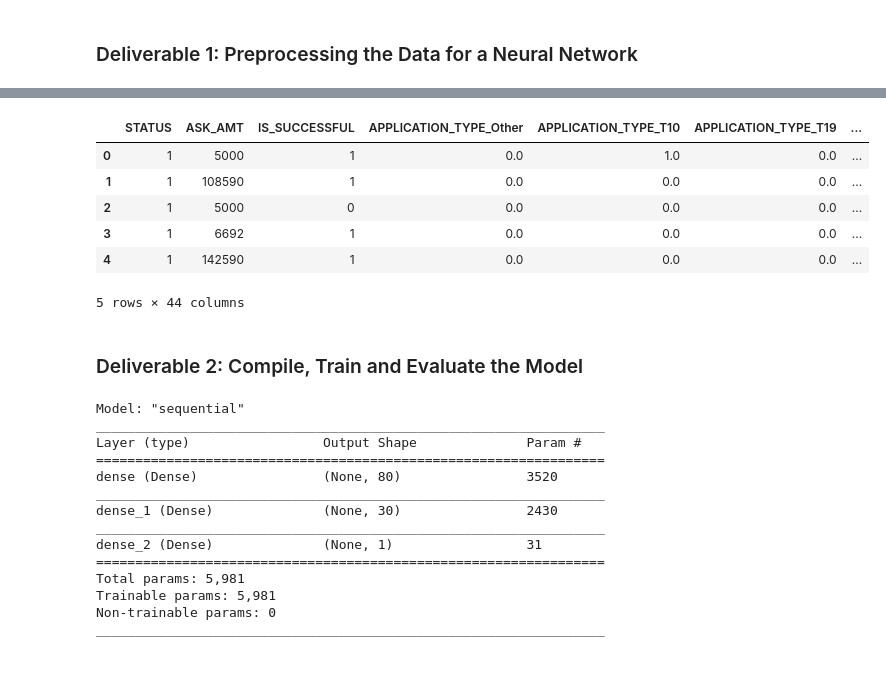
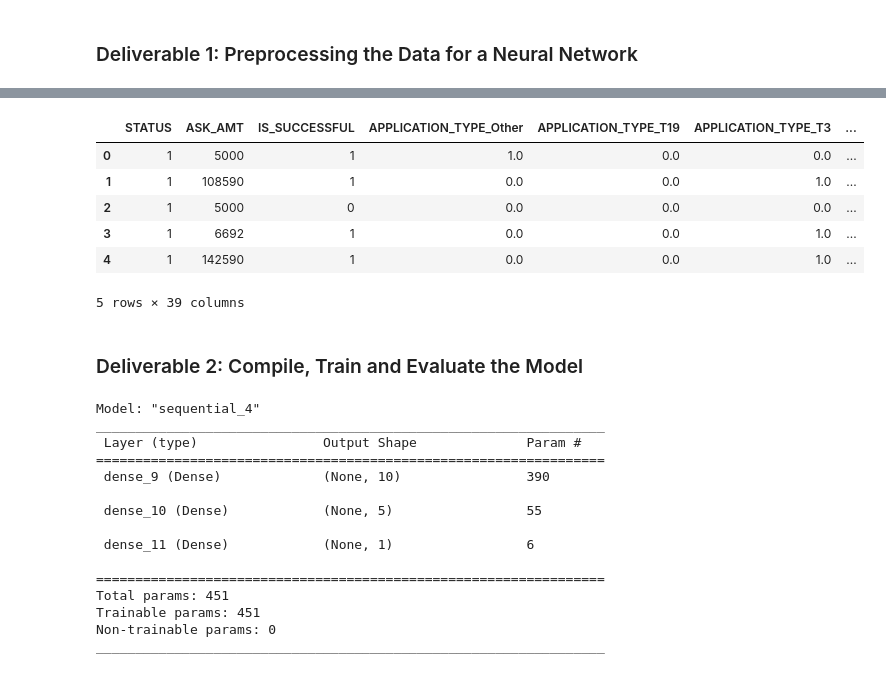
Before and after one commit to JosefMoore/Neural_Network_Charity_Analysis, a Jupyter notebook: AlphabetSoupCharity.ipynb, the cells around one changed output, grey strips where cells are left out. Saved outputs shown, nothing was run; the diff lists cells and outputs as text; code cells hidden in the pictures.

```diff
--- a/AlphabetSoupCharity.ipynb
+++ b/AlphabetSoupCharity.ipynb
@@ -89,7 +84,8 @@ Other      276
 Name: APPLICATION_TYPE, dtype: int64
 # %%
 # Look at CLASSIFICATION value counts for binning
-#  YOUR CODE GOES HERE
+classification_count = application_df.CLASSIFICATION.value_counts()
+classification_count
 # %% [output]
 C1000    17326
 C2000     6074
@@ -112,10 +112,10 @@ Name: CLASSIFICATION, Length: 71, dtype: int64
 # %%
 # Determine which values to replace if counts are less than ..?
-#  YOUR CODE GOES HERE
+replace_classifications = list(classification_count[classification_count < 2500].index)
 
 # Replace in dataframe
-for cls in replace_class:
-    application_df.CLASSIFICATION = application_df.CLASSIFICATION.replace(cls,"Other")
+for j in replace_classifications:
+    application_df.CLASSIFICATION = application_df.CLASSIFICATION.replace(j,"Other")
 
 # Check to make sure binning was successful
 application_df.CLASSIFICATION.value_counts()
@@ -129,15 +127,15 @@ C2100     1883
 Name: CLASSIFICATION, dtype: int64
 # %%
 # Generate our categorical variable lists
-#  YOUR CODE GOES HERE
+app_cat = application_df.dtypes[application_df.dtypes == 'object'].index.tolist()
 # %%
 # Create a OneHotEncoder instance
 enc = OneHotEncoder(sparse=False)
 
 # Fit and transform the OneHotEncoder using the categorical variable list
-#  YOUR CODE GOES HERE
+encode_df = pd.DataFrame(enc.fit_transform(application_df[app_cat]))
 
 # Add the encoded variable names to the dataframe
-encode_df.columns = enc.get_feature_names(application_cat)
+encode_df.columns = enc.get_feature_names_out(app_cat)
 encode_df.head()
 # %% [output]
@@ -151,13 +149,15 @@ encode_df.head()
 # %%
 # Merge one-hot encoded features and drop the originals
-#  YOUR CODE GOES HERE
+application_df = application_df.merge(encode_df, left_index=True, right_index=True)
+application_df = application_df.drop(app_cat,1)
+application_df.head()
 # %% [output]
-|  | STATUS | ASK_AMT | IS_SUCCESSFUL | APPLICATION_TYPE_Other | APPLICATION_TYPE_T10 | APPLICATION_TYPE_T19 | ... |
-| 0 | 1 | 5000 | 1 | 0.0 | 1.0 | 0.0 | ... |
-| 1 | 1 | 108590 | 1 | 0.0 | 0.0 | 0.0 | ... |
+|  | STATUS | ASK_AMT | IS_SUCCESSFUL | APPLICATION_TYPE_Other | APPLICATION_TYPE_T19 | APPLICATION_TYPE_T3 | ... |
+| 0 | 1 | 5000 | 1 | 1.0 | 0.0 | 0.0 | ... |
+| 1 | 1 | 108590 | 1 | 0.0 | 0.0 | 1.0 | ... |
 | 2 | 1 | 5000 | 0 | 0.0 | 0.0 | 0.0 | ... |
-| 3 | 1 | 6692 | 1 | 0.0 | 0.0 | 0.0 | ... |
-| 4 | 1 | 142590 | 1 | 0.0 | 0.0 | 0.0 | ... |
+| 3 | 1 | 6692 | 1 | 0.0 | 0.0 | 1.0 | ... |
+| 4 | 1 | 142590 | 1 | 0.0 | 0.0 | 1.0 | ... |
-5 rows × 44 columns
+5 rows × 39 columns
 # %%
 # Split our preprocessed data into our features and target arrays
@@ -179,33 +180,38 @@ X_test_scaled = X_scaler.transform(X_test)
 ### Deliverable 2: Compile, Train and Evaluate the Model
 # %%
 # Define the model - deep neural net, i.e., the number of input features and hidden nodes for each layer.
-#  YOUR CODE GOES HERE
-
 nn = tf.keras.models.Sequential()
 
+number_input_features = len(X_train[0])
+hidden_nodes_layer1 = 10
+hidden_nodes_layer2 = 5
+
 # First hidden layer
-#  YOUR CODE GOES HERE
+nn.add(
+    tf.keras.layers.Dense(units=hidden_nodes_layer1, input_dim=number_input_features, activation="relu")
+)
 
 # Second hidden layer
-#  YOUR CODE GOES HERE
+nn.add(tf.keras.layers.Dense(units=hidden_nodes_layer2, activation="relu"))
 
 # Output layer
-#  YOUR CODE GOES HERE
+nn.add(tf.keras.layers.Dense(units=1, activation="sigmoid"))
 
 # Check the structure of the model
 nn.summary()
 # %% [output]
-Model: "sequential"
+Model: "sequential_4"
 _________________________________________________________________
-Layer (type)                 Output Shape              Param #
+ Layer (type)                Output Shape              Param #
 =================================================================
-dense (Dense)                (None, 80)                3520
-_________________________________________________________________
-dense_1 (Dense)              (None, 30)                2430
-_________________________________________________________________
-dense_2 (Dense)              (None, 1)                 31
+ dense_9 (Dense)             (None, 10)                390
+
+ dense_10 (Dense)            (None, 5)                 55
+
+ dense_11 (Dense)            (None, 1)                 6
+
 =================================================================
-Total params: 5,981
-Trainable params: 5,981
+Total params: 451
+Trainable params: 451
 Non-trainable params: 0
 _________________________________________________________________
```
Also changed, not shown: parts of 19 cells of this notebook.
